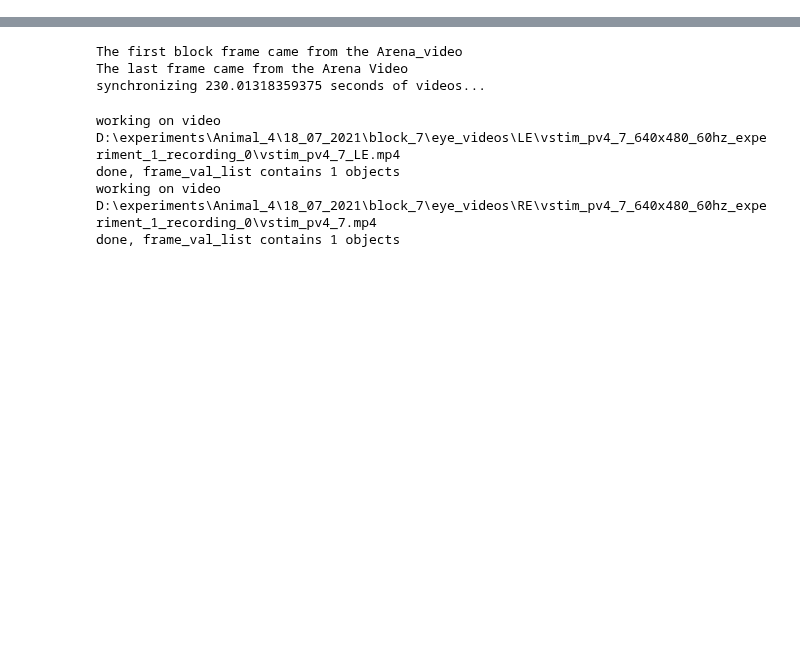
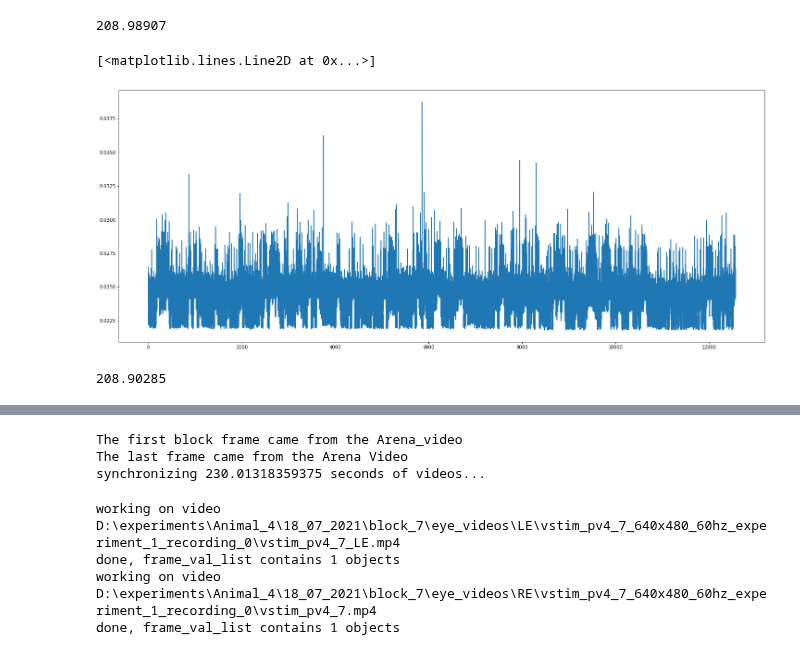
Before and after one commit to neural-electrophysiology-tool-team/Eye-Tracking-Tools, a Jupyter notebook: single_block_class_based_testing.ipynb, the cells around one changed output, grey strips where cells are left out. Cells and saved outputs as stored; diff of their text form; code cells hidden in the pictures; blank space fills up the shorter version.

```diff
--- a/single_block_class_based_testing.ipynb
+++ b/single_block_class_based_testing.ipynb
@@ -6,6 +19,6 @@ import time
 # %%
-block = BlockSync(animal_num='4',
-                  experiment_date='18_07_2021',
-                  block_num='7',
-                  path_to_animal_folder=r'D:\\experiments\\')
+block = BlockSync(animal_call='PV_24',
+                  experiment_date='23_12_2021',
+                  block_num='1',
+                  path_to_animal_folder='D:\experiments')
 # %% [output]
@@ -12,0 +60,22 @@ instantiated block number 7 at Path: D:\experiments\Animal_4\18_07_2021\block_7
+# %%
+# here I will try and understand the synchronization step function (i.e why don't left and right align perfectly
+#first, understand the step between actual frame and ttl for the two different eyes
+timestamps_filename = [i for i in os.listdir(block.l_e_path) if 'timestamps.csv' in i][0]
+path_to_timestamp_l = block.l_e_path / timestamps_filename
+df = pd.read_csv(path_to_timestamp_l)
+diff_list = df[df.columns[1]] - df[df.columns[0]]
+interval = df.iloc[-1]['# frame timestamp'] - df.iloc[0]['# frame timestamp']
+print(interval/1000000)
+sample_rate_for_eye_videos = 1000000
+####
+diff_list = diff_list/1000000
+f, axs = plt.subplots(1,1,figsize=(25,10))
+axs.plot(diff_list)
+# %% [output]
+208.98907
+[<matplotlib.lines.Line2D at 0x...>]
+[figure, added]
+# %%
+(block.blocksync_df.iloc[-1].name - block.blocksync_df.iloc[0].name) / 20000
+# %% [output]
+208.90285
```
Also changed, not shown: parts of 50 cells of this notebook, 2 other files.
